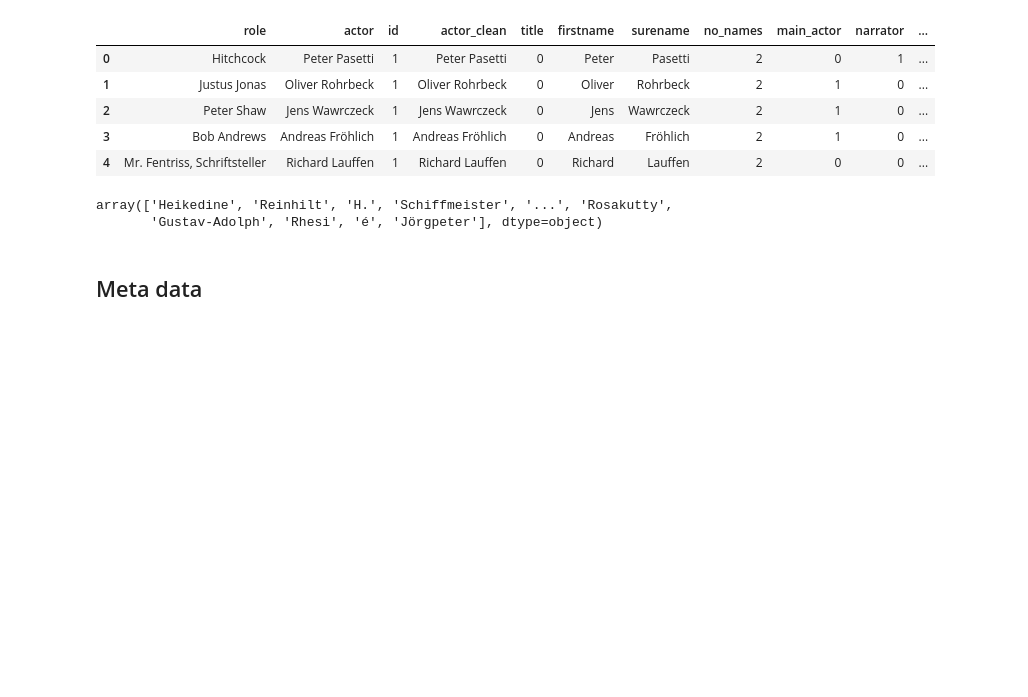
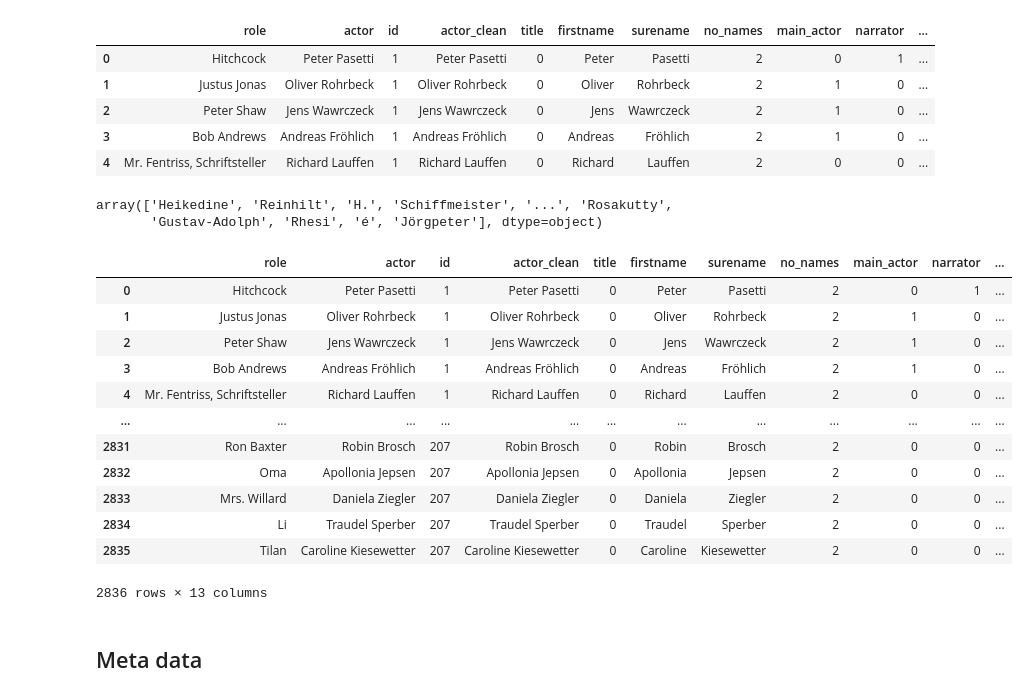
Before and after one commit to Lisa-Ho/three-investigators, a Jupyter notebook: notebooks/three-investigators-part-4-cleaning-and-analysis.ipynb, the cells around one changed output. Cells and saved outputs as stored; diff of their text form; code cells hidden in the pictures; blank space fills up the shorter version.

```diff
--- a/notebooks/three-investigators-part-4-cleaning-and-analysis.ipynb
+++ b/notebooks/three-investigators-part-4-cleaning-and-analysis.ipynb
@@ -131,6 +131,23 @@ actors.loc[actors["firstname"] == 'Gustav-Adolph', "gender"] = "male"
 actors.loc[actors["firstname"] == 'Jörgpeter', "gender"] = "male"
 actors.loc[actors["firstname"] == 'Rhesi', "gender"] = "female"
 actors.loc[actors["firstname"] == 'é', "gender"] = "male"
+# %%
+### save output
+actors.to_csv(".\\data\\processed\\meta_for_analysis_" + "%s" %(str(date.today())) + ".csv", index=False)
+# %% [output]
+|  | role | actor | id | actor_clean | title | firstname | surename | no_names | main_actor | narrator | ... |
+| 0 | Hitchcock | Peter Pasetti | 1 | Peter Pasetti | 0 | Peter | Pasetti | 2 | 0 | 1 | ... |
+| 1 | Justus Jonas | Oliver Rohrbeck | 1 | Oliver Rohrbeck | 0 | Oliver | Rohrbeck | 2 | 1 | 0 | ... |
+| 2 | Peter Shaw | Jens Wawrczeck | 1 | Jens Wawrczeck | 0 | Jens | Wawrczeck | 2 | 1 | 0 | ... |
+| 3 | Bob Andrews | Andreas Fröhlich | 1 | Andreas Fröhlich | 0 | Andreas | Fröhlich | 2 | 1 | 0 | ... |
+| 4 | Mr. Fentriss, Schriftsteller | Richard Lauffen | 1 | Richard Lauffen | 0 | Richard | Lauffen | 2 | 0 | 0 | ... |
+| ... | ... | ... | ... | ... | ... | ... | ... | ... | ... | ... | ... |
+| 2831 | Ron Baxter | Robin Brosch | 207 | Robin Brosch | 0 | Robin | Brosch | 2 | 0 | 0 | ... |
+| 2832 | Oma | Apollonia Jepsen | 207 | Apollonia Jepsen | 0 | Apollonia | Jepsen | 2 | 0 | 0 | ... |
+| 2833 | Mrs. Willard | Daniela Ziegler | 207 | Daniela Ziegler | 0 | Daniela | Ziegler | 2 | 0 | 0 | ... |
+| 2834 | Li | Traudel Sperber | 207 | Traudel Sperber | 0 | Traudel | Sperber | 2 | 0 | 0 | ... |
+| 2835 | Tilan | Caroline Kiesewetter | 207 | Caroline Kiesewetter | 0 | Caroline | Kiesewetter | 2 | 0 | 0 | ... |
+2836 rows × 13 columns
 # %% [markdown]
 ## Meta data
 # %% [markdown]
```
Also changed, not shown: parts of 40 cells of this notebook.
